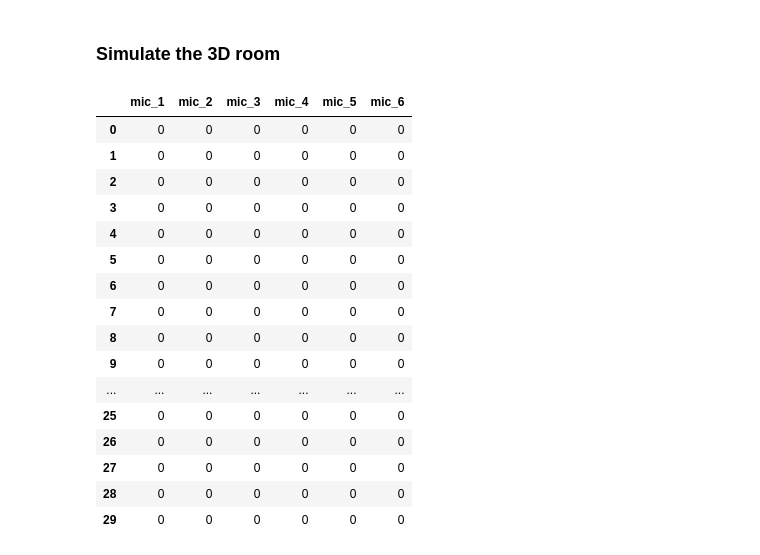
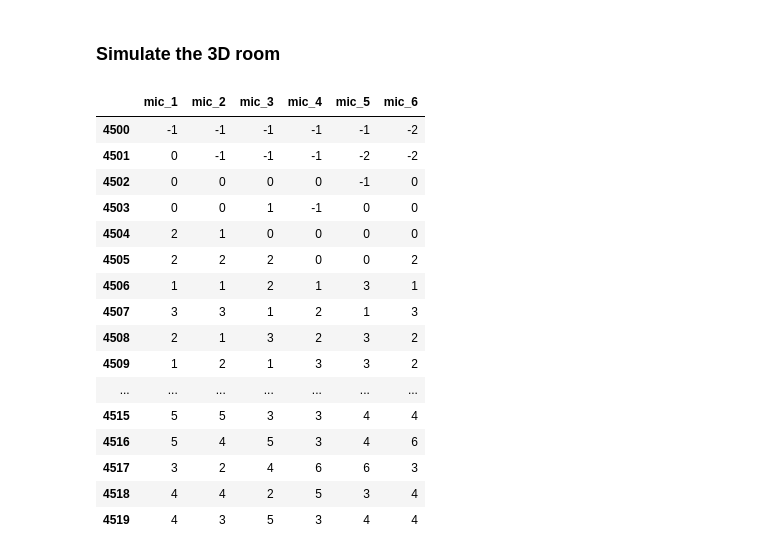
Before and after one commit to thomson008/MEng-project, a Jupyter notebook: Jupyter Notebooks/room_simulation.ipynb, the cells around one changed output. Drawn from its saved outputs; the diff is of its cells as text; code cells hidden in the pictures.

```diff
--- a/Jupyter Notebooks/room_simulation.ipynb
+++ b/Jupyter Notebooks/room_simulation.ipynb
@@ -43,7 +43,7 @@ df.to_csv(f'../training_data/simulation2D.csv')
 # %%
 room = pra.Room.from_corners(corners)
 room.extrude(2.)
-room.add_source([4., 2., 0.5], signal=audio)
+room.add_source([4., 2., 0.5], signal=audio, delay=0.5)
 R = pra.circular_2D_array(center=[1, 1], M=6, phi0=0, radius=0.05)
 
 # Add the array after extending it to 3D
@@ -61,28 +61,28 @@ ax.set_zlim([0, 2]);
 # %%
 room.simulate()
 
 data = room.mic_array.signals.T
 cols = [f'mic_{i}' for i in range(1, 7)]
 df = pd.DataFrame(data=data, columns=cols, dtype=np.int16)
 
 df.to_csv(f'../training_data/simulation3D.csv')
 
-df.head(30)
+df.iloc[4500:4520]
 # %% [output]
 |  | mic_1 | mic_2 | mic_3 | mic_4 | mic_5 | mic_6 |
-| 0 | 0 | 0 | 0 | 0 | 0 | 0 |
-| 1 | 0 | 0 | 0 | 0 | 0 | 0 |
-| 2 | 0 | 0 | 0 | 0 | 0 | 0 |
-| 3 | 0 | 0 | 0 | 0 | 0 | 0 |
-| 4 | 0 | 0 | 0 | 0 | 0 | 0 |
-| 5 | 0 | 0 | 0 | 0 | 0 | 0 |
-| 6 | 0 | 0 | 0 | 0 | 0 | 0 |
-| 7 | 0 | 0 | 0 | 0 | 0 | 0 |
-| 8 | 0 | 0 | 0 | 0 | 0 | 0 |
-| 9 | 0 | 0 | 0 | 0 | 0 | 0 |
+| 4500 | -1 | -1 | -1 | -1 | -1 | -2 |
+| 4501 | 0 | -1 | -1 | -1 | -2 | -2 |
+| 4502 | 0 | 0 | 0 | 0 | -1 | 0 |
+| 4503 | 0 | 0 | 1 | -1 | 0 | 0 |
+| 4504 | 2 | 1 | 0 | 0 | 0 | 0 |
+| 4505 | 2 | 2 | 2 | 0 | 0 | 2 |
+| 4506 | 1 | 1 | 2 | 1 | 3 | 1 |
+| 4507 | 3 | 3 | 1 | 2 | 1 | 3 |
+| 4508 | 2 | 1 | 3 | 2 | 3 | 2 |
+| 4509 | 1 | 2 | 1 | 3 | 3 | 2 |
 | ... | ... | ... | ... | ... | ... | ... |
-| 25 | 0 | 0 | 0 | 0 | 0 | 0 |
-| 26 | 0 | 0 | 0 | 0 | 0 | 0 |
-| 27 | 0 | 0 | 0 | 0 | 0 | 0 |
-| 28 | 0 | 0 | 0 | 0 | 0 | 0 |
-| 29 | 0 | 0 | 0 | 0 | 0 | 0 |
+| 4515 | 5 | 5 | 3 | 3 | 4 | 4 |
+| 4516 | 5 | 4 | 5 | 3 | 4 | 6 |
+| 4517 | 3 | 2 | 4 | 6 | 6 | 3 |
+| 4518 | 4 | 4 | 2 | 5 | 3 | 4 |
+| 4519 | 4 | 3 | 5 | 3 | 4 | 4 |
```
